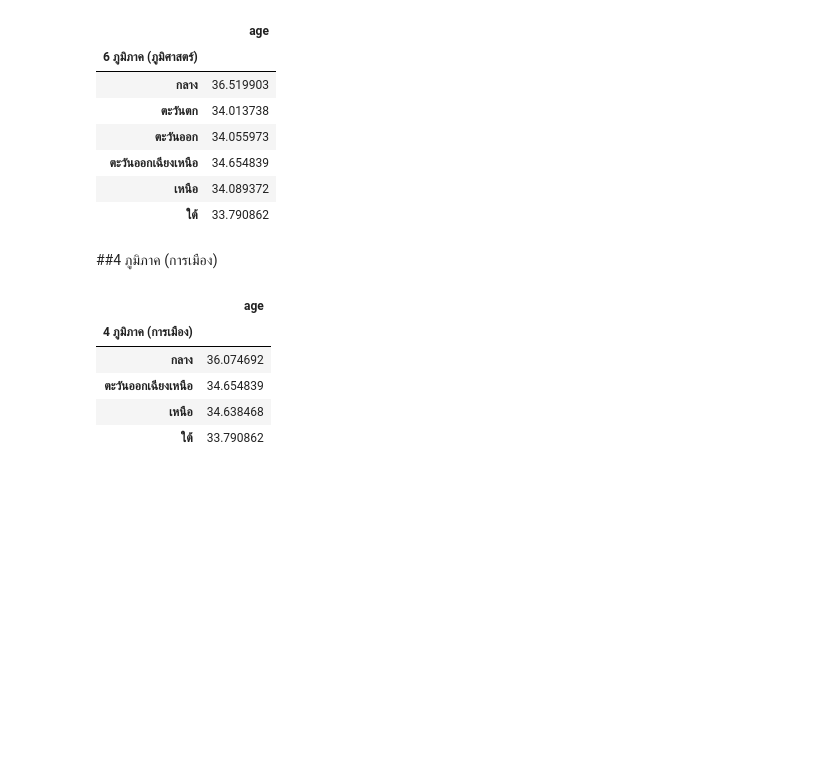
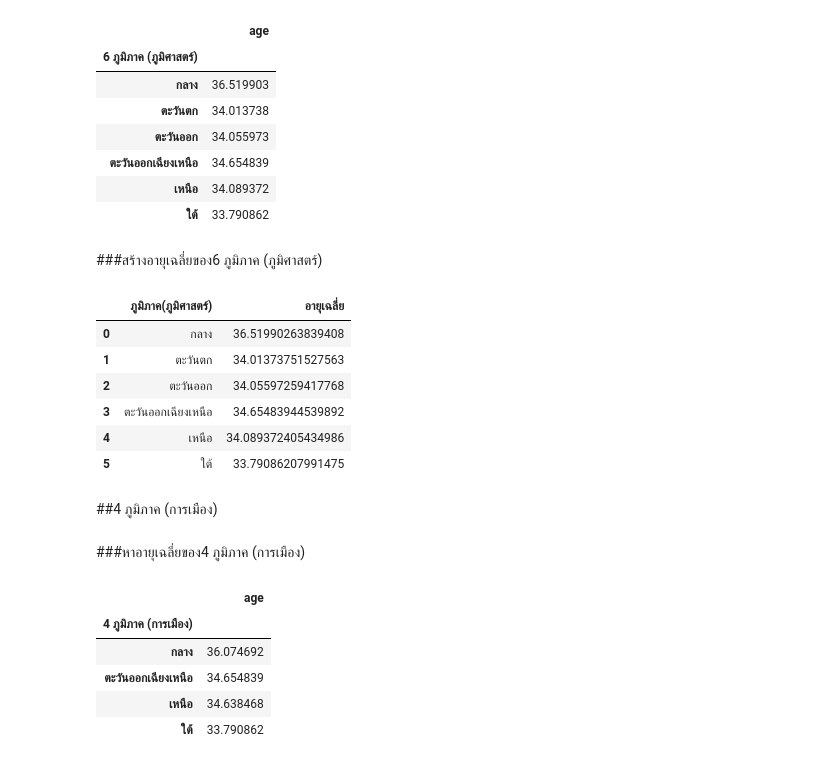
Before and after one commit to sskboonmee/data_viz_2022, a Jupyter notebook: BasicPython&DataViz_midterm2022.ipynb, the cells around one changed output. Cells and saved outputs as stored; diff of their text form; code cells hidden in the pictures; blank space fills up the shorter version.

```diff
--- a/BasicPython&DataViz_midterm2022.ipynb
+++ b/BasicPython&DataViz_midterm2022.ipynb
@@ -1008,8 +1014,32 @@ no5_6geo
 | ตะวันออกเฉียงเหนือ | 34.654839 |
 | เหนือ | 34.089372 |
 | ใต้ | 33.790862 |
+# %% [markdown]
+###สร้างอายุเฉลี่ยของ6 ภูมิภาค (ภูมิศาสตร์)
+# %%
+datano5_6geo = [['กลาง','36.51990263839408'],
+                        ['ตะวันตก','34.01373751527563'],
+                        ['ตะวันออก','34.05597259417768'],
+                        ['ตะวันออกเฉียงเหนือ','34.65483944539892'],
+                        ['เหนือ','34.089372405434986'],
+                        ['ใต้','33.79086207991475']]
+
+headerno5_6geo = ['ภูมิภาค(ภูมิศาสตร์)','อายุเฉลี่ย']  #หัวตาราง
+# %%
+tableno5_6geo = pd.DataFrame.from_records(datano5_6geo,columns=headerno5_6geo)
+tableno5_6geo
+# %% [output]
+|  | ภูมิภาค(ภูมิศาสตร์) | อายุเฉลี่ย |
+| 0 | กลาง | 36.51990263839408 |
+| 1 | ตะวันตก | 34.01373751527563 |
+| 2 | ตะวันออก | 34.05597259417768 |
+| 3 | ตะวันออกเฉียงเหนือ | 34.65483944539892 |
+| 4 | เหนือ | 34.089372405434986 |
+| 5 | ใต้ | 33.79086207991475 |
 # %% [markdown]
 ##4 ภูมิภาค (การเมือง)
+# %% [markdown]
+###หาอายุเฉลี่ยของ4 ภูมิภาค (การเมือง)
 # %%
 no5_4po = data_drop.groupby('4 ภูมิภาค (การเมือง)')[['age']].mean()
 no5_4po
```
Also changed, not shown: parts of 14 cells of this notebook.
